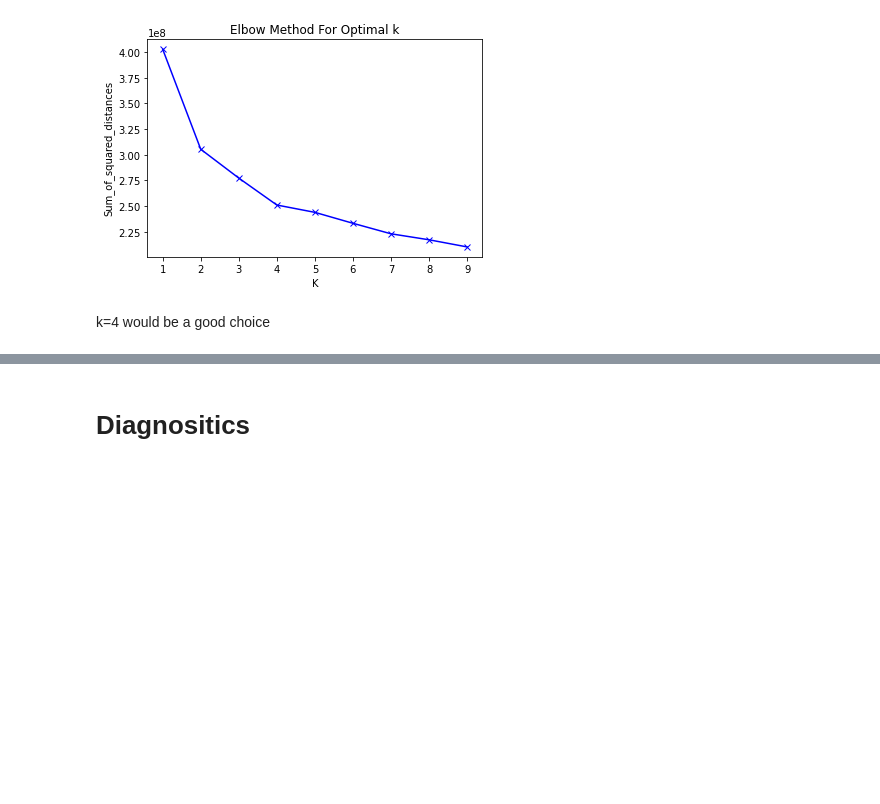
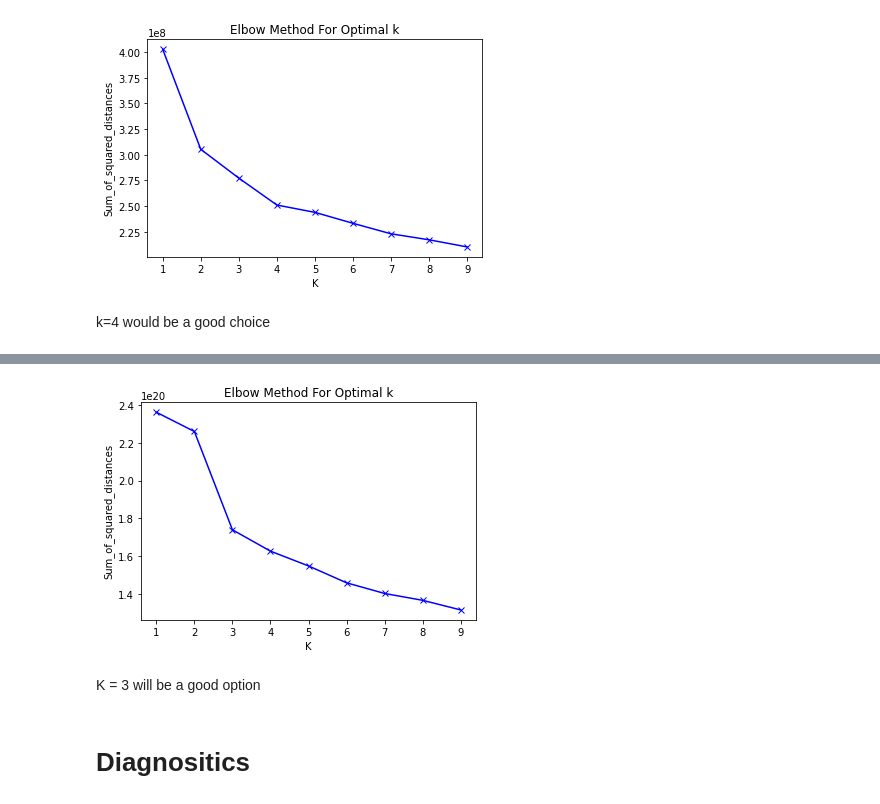
Before and after one commit to ankitesh97/cbrainPDE, a Jupyter notebook: notebooks/ankitesh_devlogs/01_Clustering_For_Regimes.ipynb, the cells around one changed output, grey strips where cells are left out. Drawn from its saved outputs; the diff is of its cells as text; code cells hidden in the pictures; blank space fills up the shorter version.

Commit message:
Added diagnostics for Zscore normalized

```diff
--- a/notebooks/ankitesh_devlogs/01_Clustering_For_Regimes.ipynb
+++ b/notebooks/ankitesh_devlogs/01_Clustering_For_Regimes.ipynb
@@ -143,0 +146,18 @@ k=4 would be a good choice
+# %%
+mean = train_data_m4k.norm_ds['mean'][64:124].values
+std = train_data_m4k.norm_ds['std'][64:124].values
+inertia = []
+# %%
+for n_clusters in clusters:
+    print("n_clusters: "+str(n_clusters))
+    kmeans = MiniBatchKMeans(n_clusters=n_clusters,random_state=0,batch_size=n_batches)
+    for i in tqdm(range(train_data_m4k.n_batches)):
+        Y = train_data_m4k[i][1]
+        #inverse scale and then subtrac mean and then scale
+        Y = train_data_m4k.output_transform.inverse_transform(Y)
+        Y[:,:60] = (Y[:,:60] - mean)/(std+1e-6)
+        Y = train_data_m4k.output_transform.transform(Y)
+        X = Y[:,:60] #PHQ-TPHYSTND
+        kmeans = kmeans.partial_fit(X)
+    inertia.append(kmeans.inertia_)
+    save_pickle_model(MODEL_DIR+"PHQTPH_ZScore_normalized_K_"+str(n_clusters)+".pkl",kmeans)
@@ -144,3 +184,13 @@ k=4 would be a good choice
+# %%
+plt.plot(clusters, inertia, 'bx-')
+plt.xlabel('K')
+plt.ylabel('Sum_of_squared_distances')
+plt.title('Elbow Method For Optimal k')
+plt.show()
+# %% [output]
+[figure, added]
+# %% [markdown]
+K = 3 will be a good option
 # %% [markdown]
 # Diagnositics
 # %% [markdown]
```
Also changed, not shown: parts of 15 cells of this notebook.
